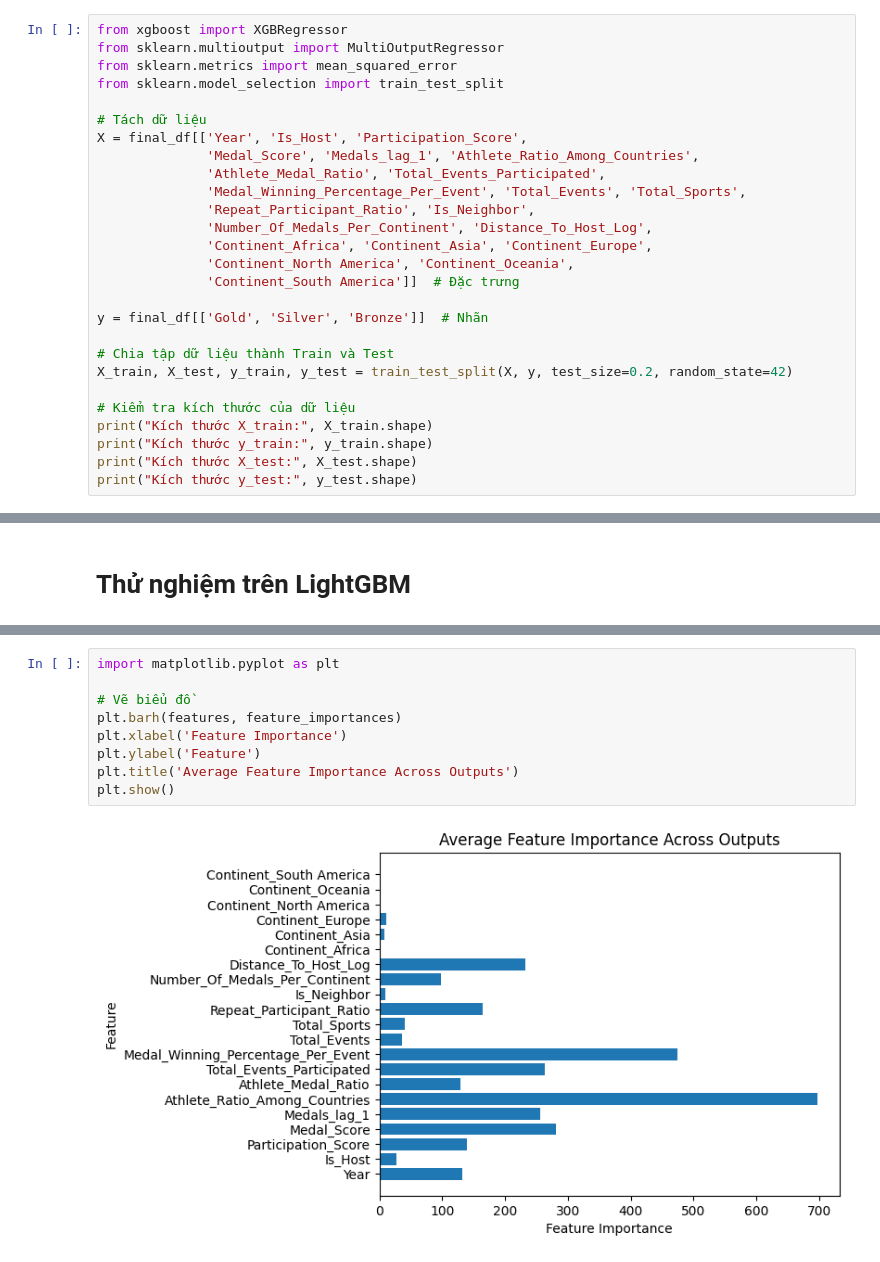
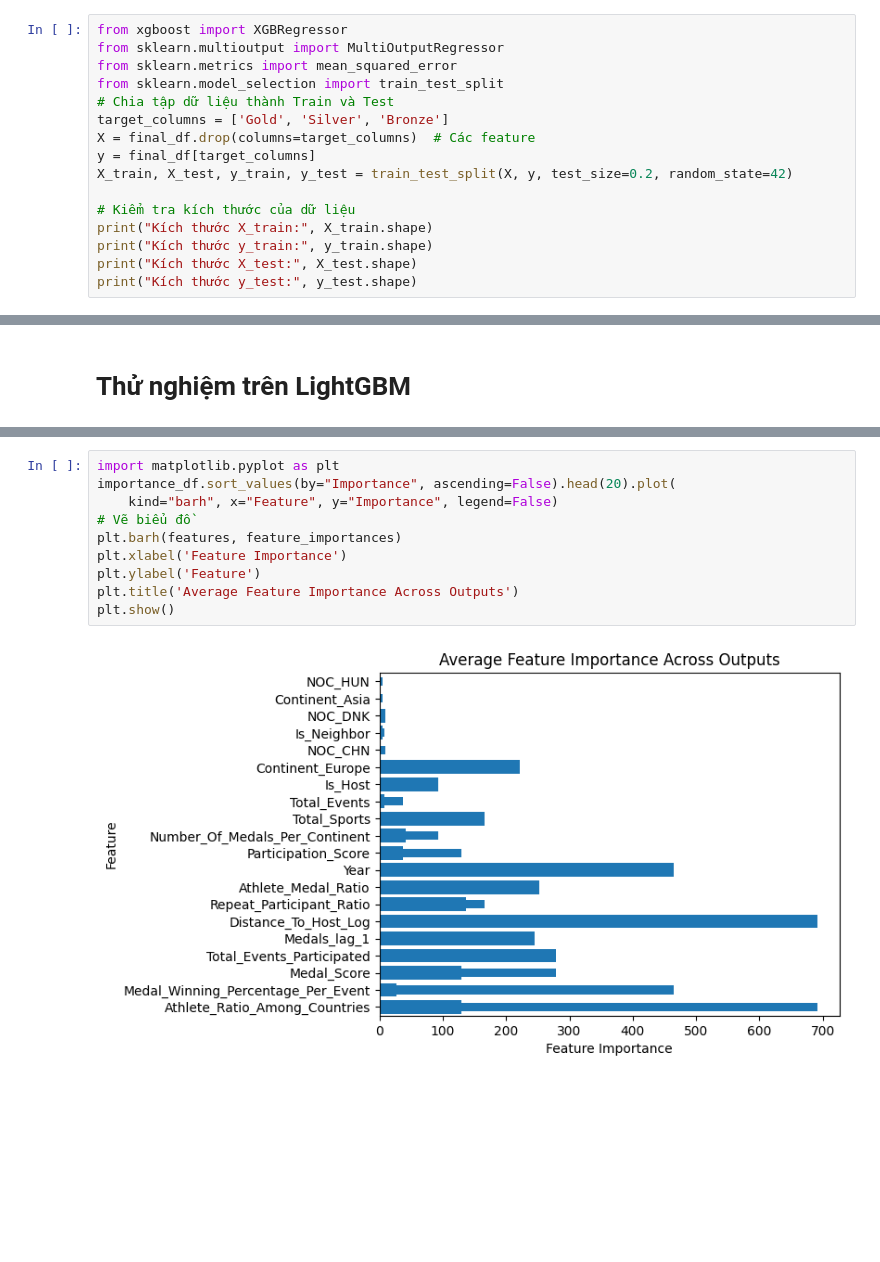
Before and after one commit to HuyenTrang457/OLP, a Jupyter notebook: model1.ipynb, the cells around one changed output, grey strips where cells are left out. Cells and saved outputs as stored; diff of their text form; blank space fills up the shorter version.

```diff
--- a/model1.ipynb
+++ b/model1.ipynb
@@ -273,21 +241,10 @@ from xgboost import XGBRegressor
 from sklearn.multioutput import MultiOutputRegressor
 from sklearn.metrics import mean_squared_error
 from sklearn.model_selection import train_test_split
-
-# Tách dữ liệu
-X = final_df[['Year', 'Is_Host', 'Participation_Score',
-              'Medal_Score', 'Medals_lag_1', 'Athlete_Ratio_Among_Countries',
-              'Athlete_Medal_Ratio', 'Total_Events_Participated',
-              'Medal_Winning_Percentage_Per_Event', 'Total_Events', 'Total_Sports',
-              'Repeat_Participant_Ratio', 'Is_Neighbor',
-              'Number_Of_Medals_Per_Continent', 'Distance_To_Host_Log',
-              'Continent_Africa', 'Continent_Asia', 'Continent_Europe',
-              'Continent_North America', 'Continent_Oceania',
-              'Continent_South America']]  # Đặc trưng
-
-y = final_df[['Gold', 'Silver', 'Bronze']]  # Nhãn
-
 # Chia tập dữ liệu thành Train và Test
+target_columns = ['Gold', 'Silver', 'Bronze']
+X = final_df.drop(columns=target_columns)  # Các feature
+y = final_df[target_columns]
 X_train, X_test, y_train, y_test = train_test_split(X, y, test_size=0.2, random_state=42)
 
 # Kiểm tra kích thước của dữ liệu
@@ -1007,11 +878,12 @@ print(importance_df)
 # %%
 import matplotlib.pyplot as plt
-
+importance_df.sort_values(by="Importance", ascending=False).head(20).plot(
+    kind="barh", x="Feature", y="Importance", legend=False)
 # Vẽ biểu đồ
 plt.barh(features, feature_importances)
 plt.xlabel('Feature Importance')
 plt.ylabel('Feature')
 plt.title('Average Feature Importance Across Outputs')
 plt.show()
 # %% [output]
-[figure, old version]
+[figure, new version]
```
Also changed, not shown: parts of 61 cells of this notebook.
